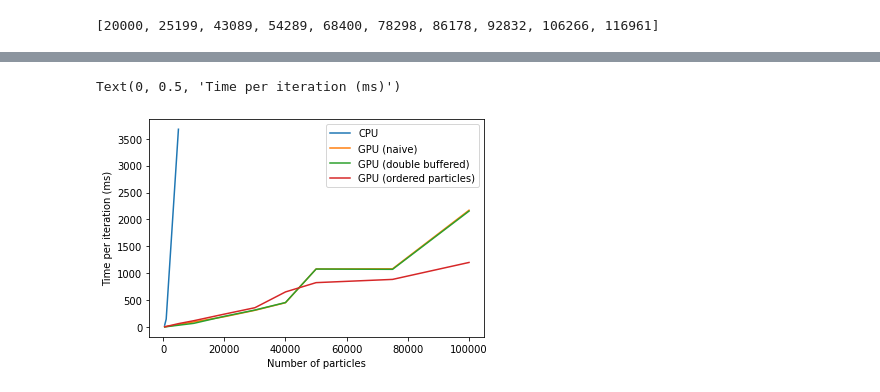
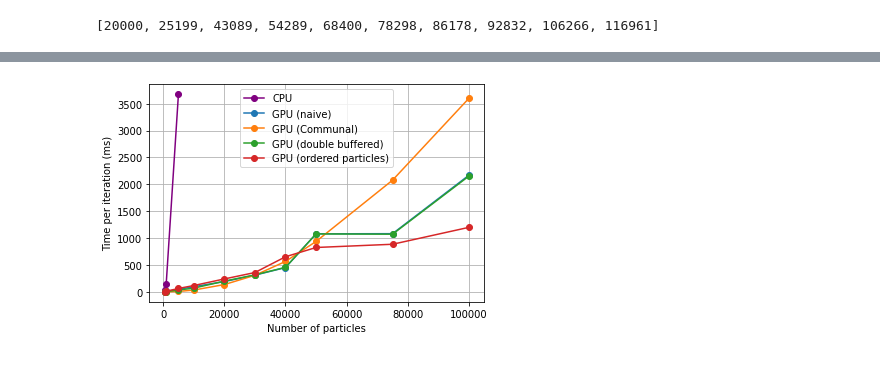
Before and after one commit to IoannisYpsilantis/particle-sim, a Jupyter notebook: testing/results.ipynb, the cells around one changed output, grey strips where cells are left out. Drawn from its saved outputs; the diff is of its cells as text; code cells hidden in the pictures.

Commit message:
updated results to include communal (unroll)

```diff
--- a/testing/results.ipynb
+++ b/testing/results.ipynb
@@ -84,8 +100,8 @@ sizes
 # %% [output]
 [20000, 25199, 43089, 54289, 68400, 78298, 86178, 92832, 106266, 116961]
 # %%
-id11, finalPos11 = get_timing(11, path)
-id12, finalPos12 = get_timing(18, path)
-id13, finalPos13 = get_timing(19, path)
-id14, finalPos14 = get_timing(17, path)
-id15, finalPos15 = get_timing(15, path)
+cpu, finalPos11 = get_timing(11, path)
+gpu_naive, finalPos12 = get_timing(18, path)
+gpu_double, finalPos13 = get_timing(19, path)
+gpu_ordered, finalPos14 = get_timing(17, path)
+gpu_communal, finalPos16 = get_timing(21, path)
@@ -125,11 +136,14 @@ id14
 # %%
-plt.plot(id11["particles"], id11["timing"])
-plt.plot(id12["particles"], id12["timing"])
-plt.plot(id13["particles"], id13["timing"])
-plt.plot(id14["particles"], id14["timing"])
-plt.legend(["CPU", "GPU (naive)", "GPU (double buffered)", "GPU (ordered particles)"])
+plt.plot(cpu["particles"], cpu["timing"], 'o-', color = "purple")
+plt.plot(gpu_naive["particles"], gpu_naive["timing"], 'o-')
+plt.plot(gpu_communal["particles"], gpu_communal["timing"], 'o-')
+plt.plot(gpu_double["particles"], gpu_double["timing"], 'o-')
+plt.plot(gpu_ordered["particles"], gpu_ordered["timing"], 'o-')
+
+plt.legend(["CPU", "GPU (naive)",  "GPU (Communal)", "GPU (double buffered)", "GPU (ordered particles)"])
 plt.xlabel("Number of particles")
 plt.ylabel("Time per iteration (ms)")
+plt.grid()
+plt.show()
 # %% [output]
-Text(0, 0.5, 'Time per iteration (ms)')
-[figure, old version]
+[figure, new version]
```
Also changed, not shown: parts of 10 cells of this notebook, 1 other file.
